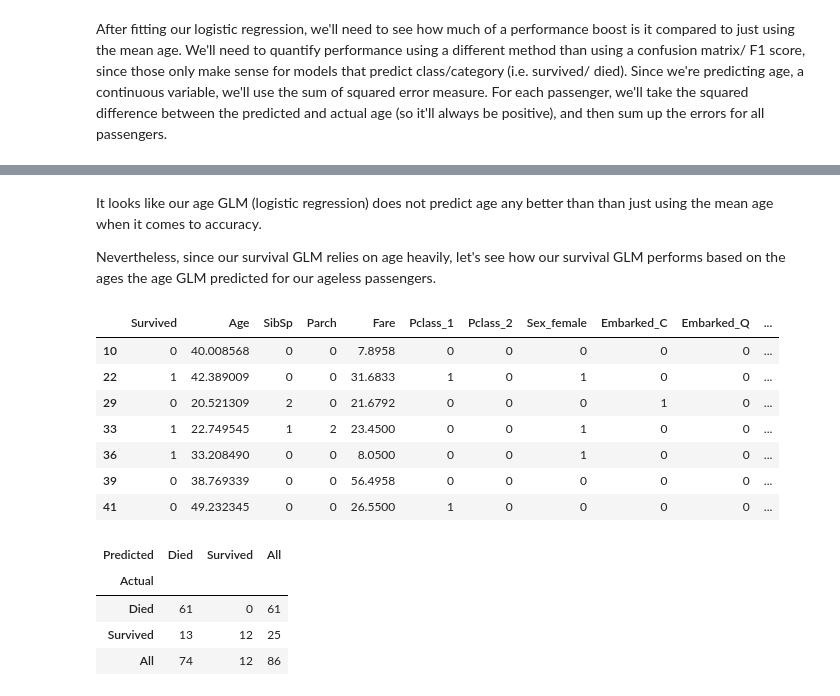
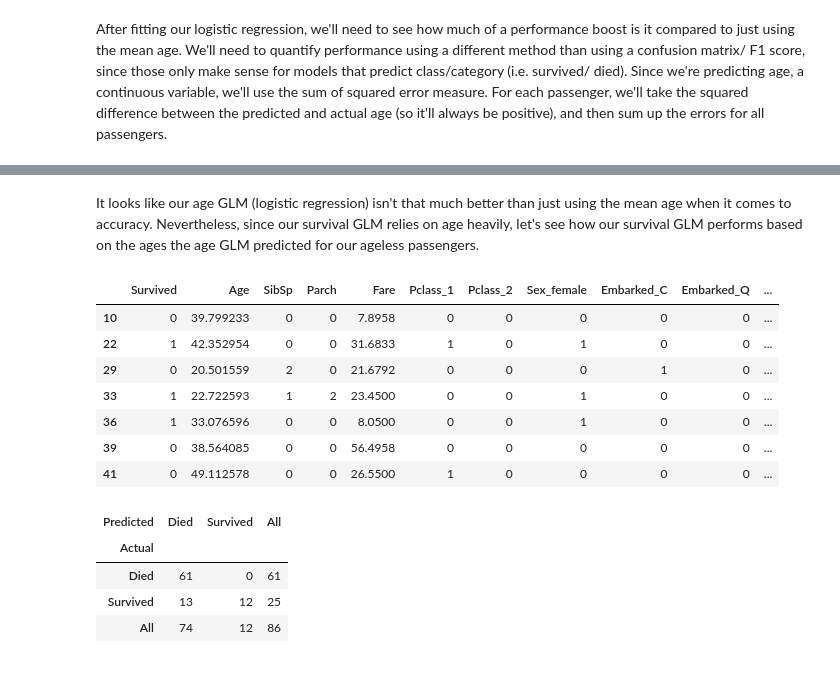
Before and after one commit to VCZLee/Jupyter-Notebooks, a Jupyter notebook: Kaggle/Titanic/Titanic Dataset - Python and data science basics.ipynb, the cells around one changed output, grey strips where cells are left out. Drawn from its saved outputs; the diff is of its cells as text; code cells hidden in the pictures.

```diff
--- a/Kaggle/Titanic/Titanic Dataset - Python and data science basics.ipynb
+++ b/Kaggle/Titanic/Titanic Dataset - Python and data science basics.ipynb
@@ -465,15 +465,14 @@ Data normalization involved scaling a variable so that all possible values are b
 
 $$x_{normalized} = \frac {x_{original} - x_{minimum}}{x_{maximum} - x_{minimum}} $$
 # %%
-from sklearn import preprocessing
+# age_min = np.min(train_age['Age'])
+# age_max = np.max(train_age['Age'])
 train_age = train.drop(['Survived', 'Probability', 'Predicted'], axis = 1, inplace = False)
-# age_min = 0
-# age_max = 80
+age_min = 0
+age_max = 80
 import numpy as np
 train_cols = train_age.columns[1:]
-scaler_age = preprocessing.MinMaxScaler(feature_range = (0, 1)).fit(train_age[['Age']])
-train_age.loc[:, 'Age'] = scaler_age.transform(train_age[['Age']])
-age_model = sm.Logit(train_age['Age'], train_age[train_cols])
+age_model = sm.Logit((train_age['Age'] - age_min)/(age_max - age_min), train_age[train_cols])
 age_model_result = age_model.fit()
 age_model_result.summary()
 # %% [output]
@@ -532,21 +530,20 @@ The regression imputation method has a squared error sum 4.749462013627759% grea
 # %% [markdown]
-It looks like our age GLM (logistic regression) does not predict age any better than than just using the mean age when it comes to accuracy.
-
+It looks like our age GLM (logistic regression) isn't that much better than just using the mean age when it comes to accuracy.
 Nevertheless, since our survival GLM relies on age heavily, let's see how our survival GLM performs based on the ages the age GLM predicted for our ageless passengers.
 # %%
-test_missing_alt['Age'] = scaler_age.inverse_transform(age_model_result.predict(test_missing_alt[train_cols]).values.reshape(-1, 1))
+test_missing_alt['Age'] = age_model_result.predict(test_missing_alt[train_cols]) * (age_max - age_min) + age_min
 test_missing_alt['Probability'] = result.predict(test_missing_alt[test_cols])
 test_missing_alt['Predicted'] = np.where(test_missing_alt['Probability'] >= 0.5, 1, 0)
 test_missing_alt.head(n = 7)
 # %% [output]
 |  | Survived | Age | SibSp | Parch | Fare | Pclass_1 | Pclass_2 | Sex_female | Embarked_C | Embarked_Q | ... |
-| 10 | 0 | 40.008568 | 0 | 0 | 7.8958 | 0 | 0 | 0 | 0 | 0 | ... |
-| 22 | 1 | 42.389009 | 0 | 0 | 31.6833 | 1 | 0 | 1 | 0 | 0 | ... |
-| 29 | 0 | 20.521309 | 2 | 0 | 21.6792 | 0 | 0 | 0 | 1 | 0 | ... |
-| 33 | 1 | 22.749545 | 1 | 2 | 23.4500 | 0 | 0 | 1 | 0 | 0 | ... |
-| 36 | 1 | 33.208490 | 0 | 0 | 8.0500 | 0 | 0 | 1 | 0 | 0 | ... |
-| 39 | 0 | 38.769339 | 0 | 0 | 56.4958 | 0 | 0 | 0 | 0 | 0 | ... |
-| 41 | 0 | 49.232345 | 0 | 0 | 26.5500 | 1 | 0 | 0 | 0 | 0 | ... |
+| 10 | 0 | 39.799233 | 0 | 0 | 7.8958 | 0 | 0 | 0 | 0 | 0 | ... |
+| 22 | 1 | 42.352954 | 0 | 0 | 31.6833 | 1 | 0 | 1 | 0 | 0 | ... |
+| 29 | 0 | 20.501559 | 2 | 0 | 21.6792 | 0 | 0 | 0 | 1 | 0 | ... |
+| 33 | 1 | 22.722593 | 1 | 2 | 23.4500 | 0 | 0 | 1 | 0 | 0 | ... |
+| 36 | 1 | 33.076596 | 0 | 0 | 8.0500 | 0 | 0 | 1 | 0 | 0 | ... |
+| 39 | 0 | 38.564085 | 0 | 0 | 56.4958 | 0 | 0 | 0 | 0 | 0 | ... |
+| 41 | 0 | 49.112578 | 0 | 0 | 26.5500 | 1 | 0 | 0 | 0 | 0 | ... |
 # %%
 test_missing_alt_cmatrix = pd.crosstab(np.where(test_missing_alt['Survived'] == 1, 'Survived', 'Died'),
                             np.where(test_missing_alt['Predicted'] == 1, 'Survived', 'Died'),
```
Also changed, not shown: parts of 8 cells of this notebook.
